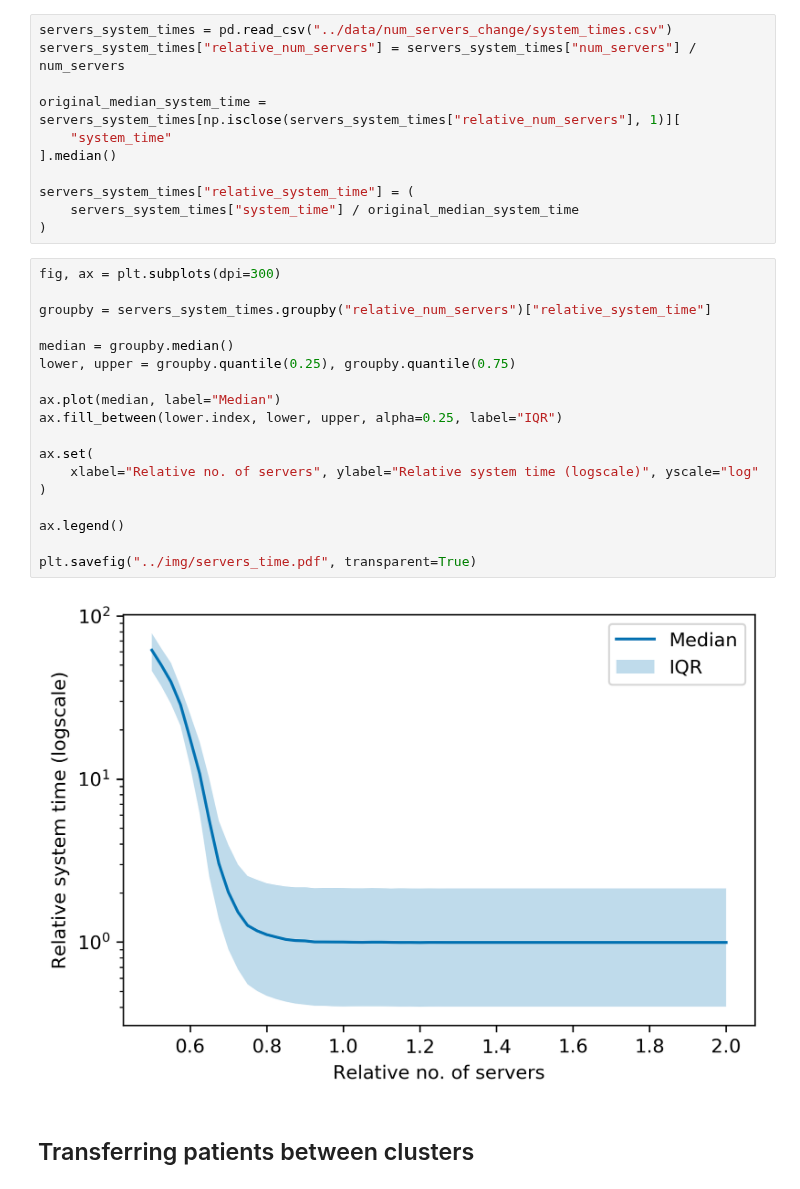
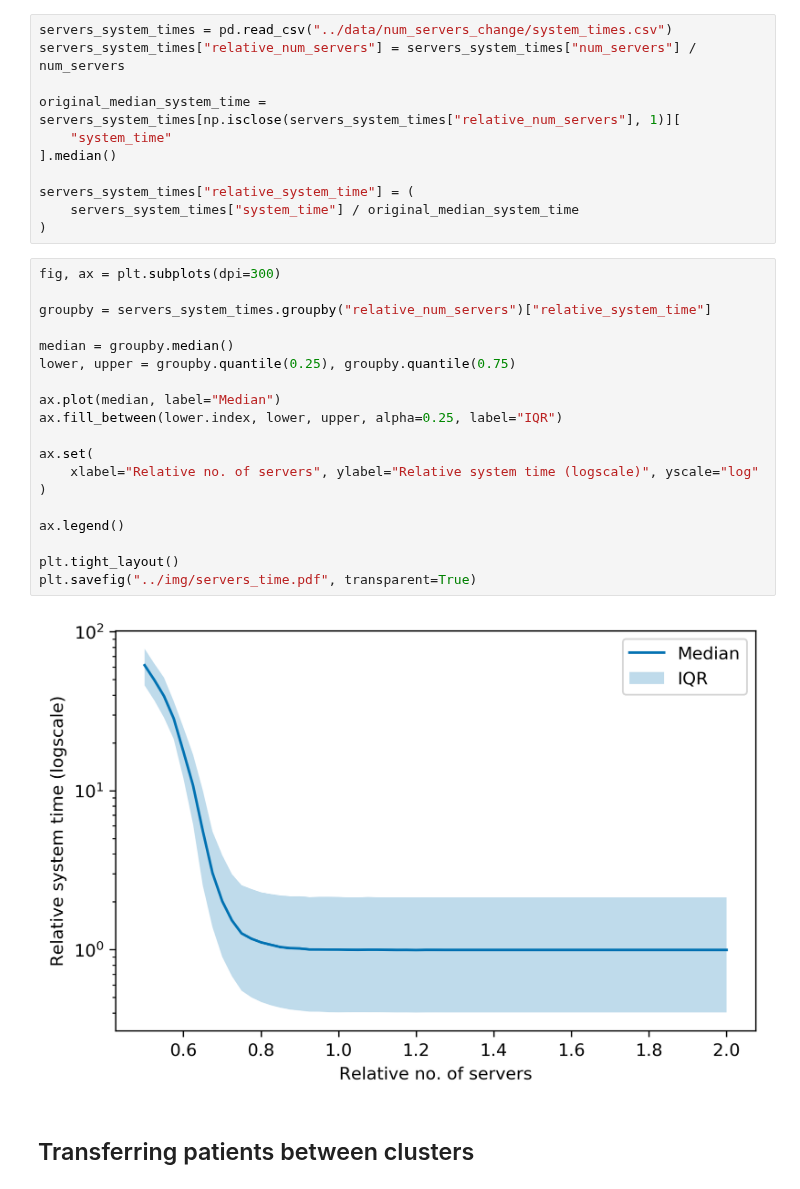
Before and after one commit to daffidwilde/copd-paper, a Jupyter notebook: nbs/scenarios.ipynb, the cells around one changed output. Cells and saved outputs as stored; diff of their text form.

```diff
--- a/nbs/scenarios.ipynb
+++ b/nbs/scenarios.ipynb
@@ -149,23 +192,24 @@ servers_system_times["relative_system_time"] = (
 # %%
 fig, ax = plt.subplots(dpi=300)
 
 groupby = servers_system_times.groupby("relative_num_servers")["relative_system_time"]
 
 median = groupby.median()
 lower, upper = groupby.quantile(0.25), groupby.quantile(0.75)
 
 ax.plot(median, label="Median")
 ax.fill_between(lower.index, lower, upper, alpha=0.25, label="IQR")
 
 ax.set(
     xlabel="Relative no. of servers", ylabel="Relative system time (logscale)", yscale="log"
 )
 
 ax.legend()
 
+plt.tight_layout()
 plt.savefig("../img/servers_time.pdf", transparent=True)
 # %% [output]
-[figure, old version]
+[figure, new version]
 # %% [markdown]
 ## Transferring patients between clusters
 # %%
```
Also changed, not shown: parts of 7 cells of this notebook, 18 other files.
